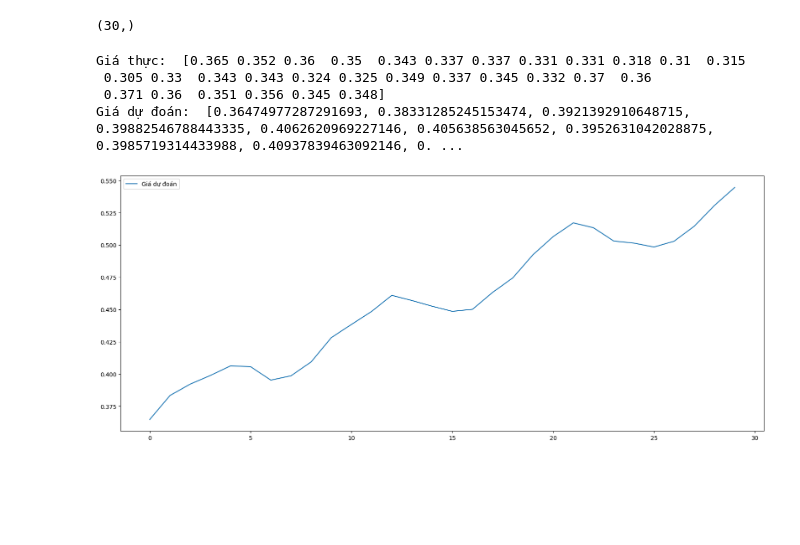
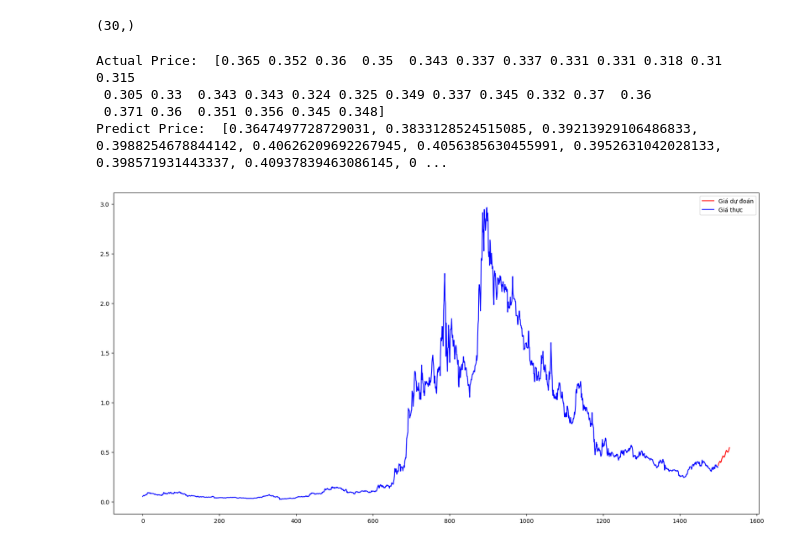
Before and after one commit to hoapham2k2/IS403.N21.HTTT_Nhom6, a Jupyter notebook: SVR.ipynb, the cells around one changed output. Drawn from its saved outputs; the diff is of its cells as text; code cells hidden in the pictures; blank space fills up the shorter version.

```diff
--- a/SVR.ipynb
+++ b/SVR.ipynb
@@ -11,3 +10,4 @@ import pandas as pd
 # %%
 #import file xlxs
-df = pd.read_excel('../Dataset/ADAUSDT.xlsx')
+df = pd.read_excel('ADAUSDT.xlsx')
+df
@@ -82,3 +85,11 @@ print(train.shape, val.shape, test.shape)
+# %%
+#lấy dữ liệu giá đóng cửa
+df = df[['Close']]
+
+#chia dữ liệu thành 7 - 1 - 2 (train - validation - test)
+train = df[:int(df.shape[0]*0.7)]
+val = df[int(df.shape[0]*0.7) : int(df.shape[0]*0.8)]
+test = df[int(df.shape[0]*0.8) : ]
 # %%
 #chuẩn hóa dữ liệu
 from sklearn.preprocessing import MinMaxScaler
@@ -281,21 +285,25 @@ for i in range(future_days):
 # %% [output]
 (30,)
 # %%
-#in ra giá trị thưc của 30 ngày tiếp theo
-print('Giá thực: ', df['Close'].tail(30).values)
+#in ra giá trị thực của 30 ngày tiếp theo
+print('Actual Price: ', df['Close'].tail(30).values)
 
 #in ra giá trị dự đoán của 30 ngày tiếp theo
-print('Giá dự đoán: ', furture_pred)
+print('Predict Price: ', furture_pred)
 # %% [output]
-Giá thực:  [0.365 0.352 0.36  0.35  0.343 0.337 0.337 0.331 0.331 0.318 0.31  0.315
+Actual Price:  [0.365 0.352 0.36  0.35  0.343 0.337 0.337 0.331 0.331 0.318 0.31  0.315
  0.305 0.33  0.343 0.343 0.324 0.325 0.349 0.337 0.345 0.332 0.37  0.36
  0.371 0.36  0.351 0.356 0.345 0.348]
-Giá dự đoán:  [0.36474977287291693, 0.38331285245153474, 0.3921392910648715, 0.39882546788443335, 0.4062620969227146, 0.405638563045652, 0.3952631042028875, 0.3985719314433988, 0.40937839463092146, 0. ...
+Predict Price:  [0.3647497728729031, 0.3833128524515085, 0.39213929106486833, 0.3988254678844142, 0.40626209692267945, 0.4056385630455991, 0.3952631042028133, 0.398571931443337, 0.40937839463086145, 0 ...
 # %%
+#tạo mảng index tương ứng với các ngày tiếp theo
+days = np.array(range(len(df), len(df) + future_days))
+
 #Vẽ biểu đồ
-plt.figure(figsize=(20, 8))
-plt.plot(furture_pred, label='Giá dự đoán')
+plt.figure(figsize=(20, 10))
+plt.plot(days, furture_pred,c='r', label='Giá dự đoán')
+plt.plot(df['Close'].values, c='blue',label='Giá thực')
 plt.legend()
 plt.show()
 # %% [output]
-[figure, old version]
+[figure, new version]
```
Also changed, not shown: parts of 21 cells of this notebook.
